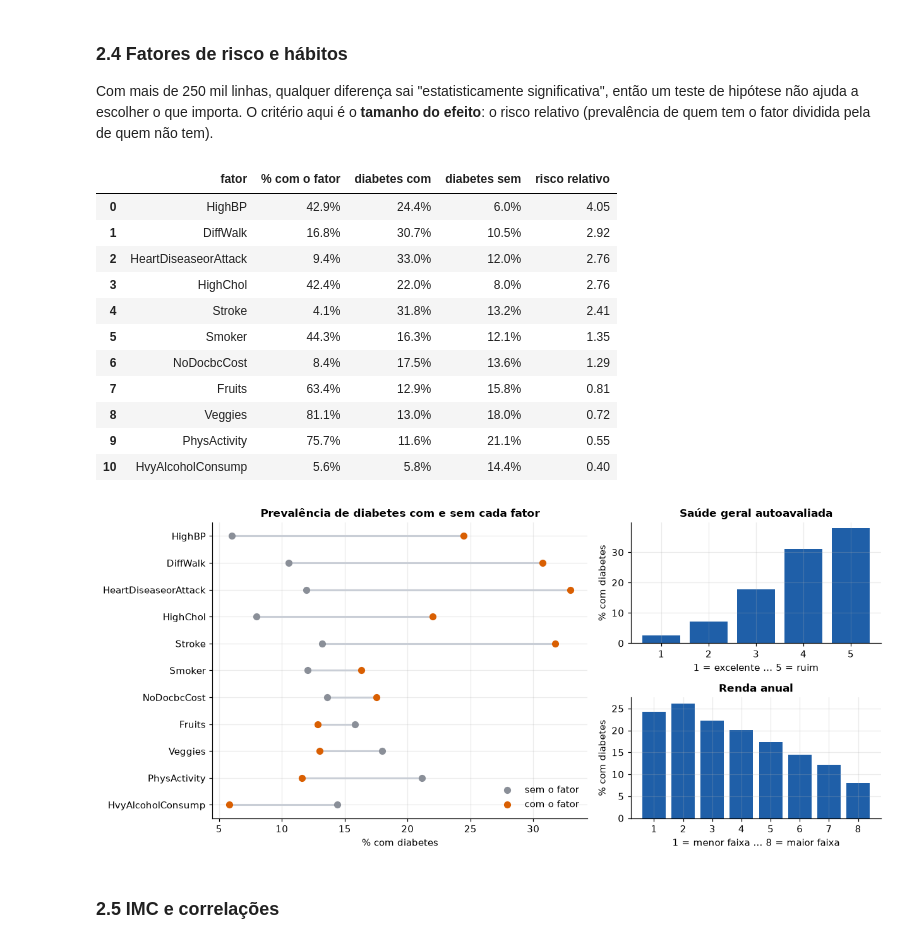
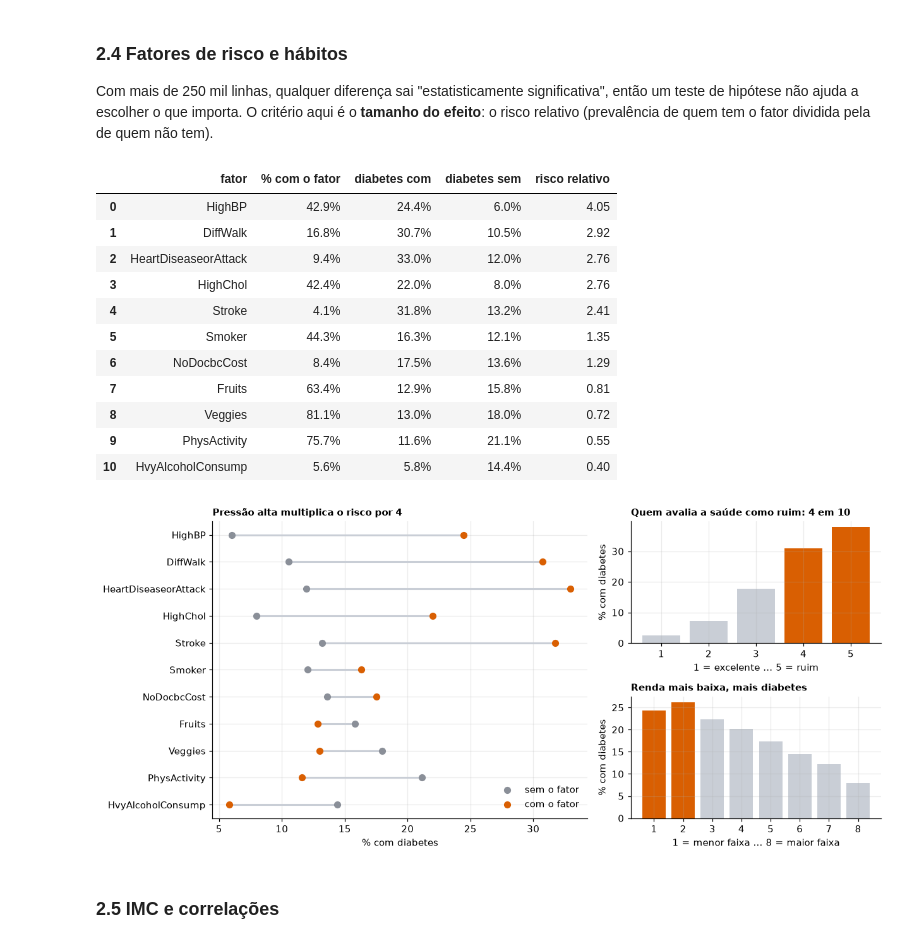
Before and after one commit to CodePenguinsCorp/diabetes-crisp-dm, a Jupyter notebook: Diabetes_CRISP-DM.ipynb, the cells around one changed output. Saved outputs shown, nothing was run; the diff lists cells and outputs as text; code cells hidden in the pictures.

```diff
--- a/Diabetes_CRISP-DM.ipynb
+++ b/Diabetes_CRISP-DM.ipynb
@@ -73,6 +73,12 @@ RES = Path("resultados")
 RES.mkdir(exist_ok=True)
 
 AZUL, LARANJA, CINZA, VERDE = "#1f5fa8", "#d95f02", "#8a8f98", "#2a9d8f"
+CLARO = "#c9ced6"   # contexto em cinza; a cor de destaque (laranja) fica só no que sustenta o argumento
+
+def br(v, casas=0):
+    """Formata número no padrão brasileiro (ponto nos milhares, vírgula nos decimais)."""
+    s = f"{v:,.{casas}f}"
+    return s.replace(",", "#").replace(".", ",").replace("#", ".")
 plt.rcParams.update({
     "figure.dpi": 110, "axes.spines.top": False, "axes.spines.right": False,
     "axes.titleweight": "bold", "axes.titlesize": 11, "axes.labelsize": 10,
@@ -238,39 +245,39 @@ a.scatter(ordem["diabetes com"] * 100, y, color=LARANJA, s=40, label="com o fato
 a.set_yticks(y)
 a.set_yticklabels(ordem["fator"])
 a.set_xlabel("% com diabetes")
-a.set_title("Prevalência de diabetes com e sem cada fator")
+a.set_title(f"Pressão alta multiplica o risco por {rr.iloc[0]['risco relativo']:.0f}", loc="left", fontsize=10)
 a.legend(loc="lower right", frameon=False)
 
 b = fig.add_subplot(gs[0, 1])
 g = bruto.groupby("GenHlth").Diabetes_binary.mean() * 100
-b.bar(g.index.astype(str), g.values, color=AZUL)
-b.set_title("Saúde geral autoavaliada")
+b.bar(g.index.astype(str), g.values, color=[CLARO] * 3 + [LARANJA] * 2)
+b.set_title("Quem avalia a saúde como ruim: 4 em 10", loc="left", fontsize=10)
 b.set_xlabel("1 = excelente ... 5 = ruim")
 b.set_ylabel("% com diabetes")
 
 c = fig.add_subplot(gs[1, 1])
 g = bruto.groupby("Income").Diabetes_binary.mean() * 100
-c.bar(g.index.astype(str), g.values, color=AZUL)
-c.set_title("Renda anual")
+c.bar(g.index.astype(str), g.values, color=[LARANJA] * 2 + [CLARO] * 6)
+c.set_title("Renda mais baixa, mais diabetes", loc="left", fontsize=10)
 c.set_xlabel("1 = menor faixa ... 8 = maior faixa")
 c.set_ylabel("% com diabetes")
 plt.tight_layout()
 plt.savefig(RES / "02_fatores_risco.png", bbox_inches="tight")
 plt.show()
 # %% [output]
 |  | fator | % com o fator | diabetes com | diabetes sem | risco relativo |
 | 0 | HighBP | 42.9% | 24.4% | 6.0% | 4.05 |
 | 1 | DiffWalk | 16.8% | 30.7% | 10.5% | 2.92 |
 | 2 | HeartDiseaseorAttack | 9.4% | 33.0% | 12.0% | 2.76 |
 | 3 | HighChol | 42.4% | 22.0% | 8.0% | 2.76 |
 | 4 | Stroke | 4.1% | 31.8% | 13.2% | 2.41 |
 | 5 | Smoker | 44.3% | 16.3% | 12.1% | 1.35 |
 | 6 | NoDocbcCost | 8.4% | 17.5% | 13.6% | 1.29 |
 | 7 | Fruits | 63.4% | 12.9% | 15.8% | 0.81 |
 | 8 | Veggies | 81.1% | 13.0% | 18.0% | 0.72 |
 | 9 | PhysActivity | 75.7% | 11.6% | 21.1% | 0.55 |
 | 10 | HvyAlcoholConsump | 5.6% | 5.8% | 14.4% | 0.40 |
-[figure, old version]
+[figure, new version]
 # %% [markdown]
 ### 2.5 IMC e correlações
 # %%
```
Also changed, not shown: parts of 16 cells of this notebook, 12 other files.
